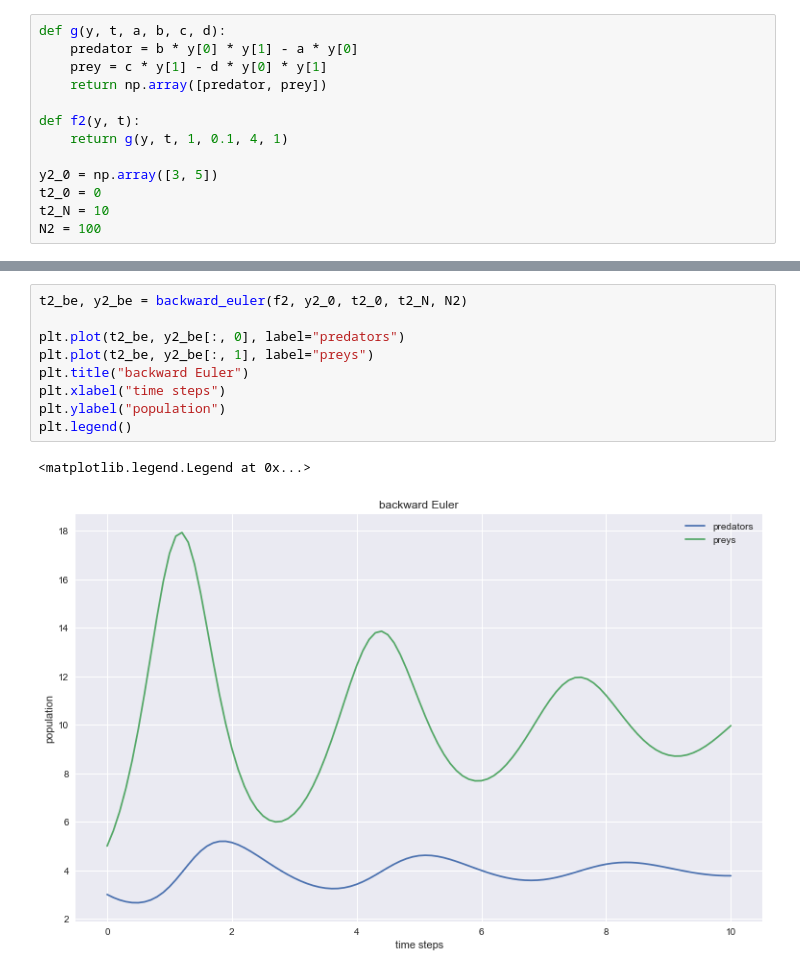
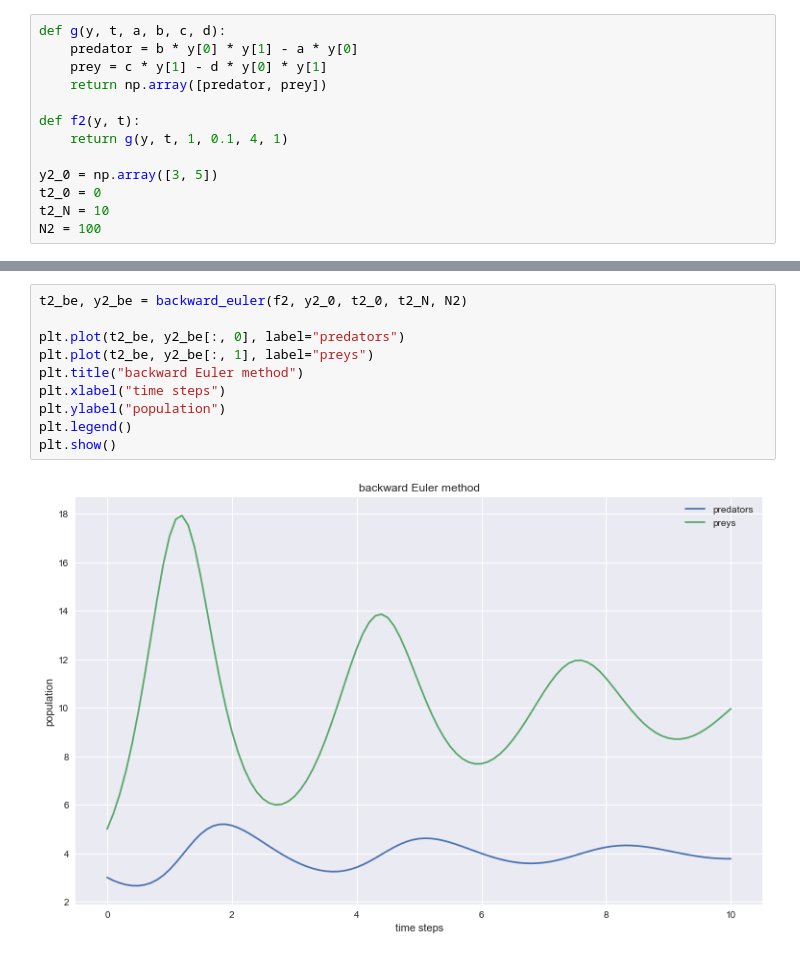
Before and after one commit to maxstollmayer/NuMeDiffG, a Jupyter notebook: Aufgabenblatt 3/Aufgabenblatt 3 Lösung.ipynb, the cells around one changed output, grey strips where cells are left out. Cells and saved outputs as stored; diff of their text form.

```diff
--- a/Aufgabenblatt 3/Aufgabenblatt 3 Lösung.ipynb
+++ b/Aufgabenblatt 3/Aufgabenblatt 3 Lösung.ipynb
@@ -224,15 +230,15 @@ plt.legend()
 # %%
 t2_be, y2_be = backward_euler(f2, y2_0, t2_0, t2_N, N2)
 
 plt.plot(t2_be, y2_be[:, 0], label="predators")
 plt.plot(t2_be, y2_be[:, 1], label="preys")
-plt.title("backward Euler")
+plt.title("backward Euler method")
 plt.xlabel("time steps")
 plt.ylabel("population")
 plt.legend()
+plt.show()
 # %% [output]
-<matplotlib.legend.Legend at 0x...>
-[figure, old version]
+[figure, new version]
 # %%
 t2_cn, y2_cn = crank_nicolson(f2, y2_0, t2_0, t2_N, N2)
 
```
Also changed, not shown: parts of 6 cells of this notebook, 9 other files.
